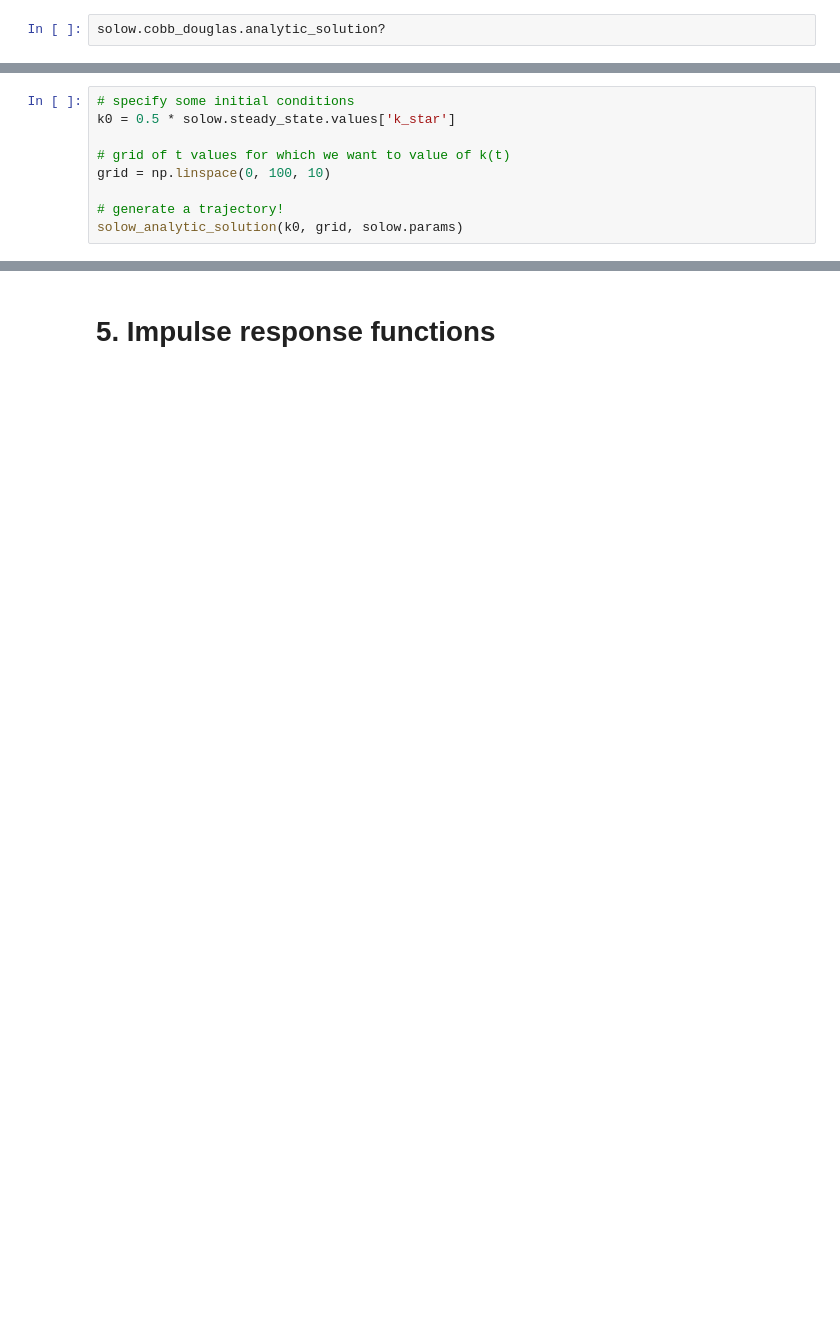
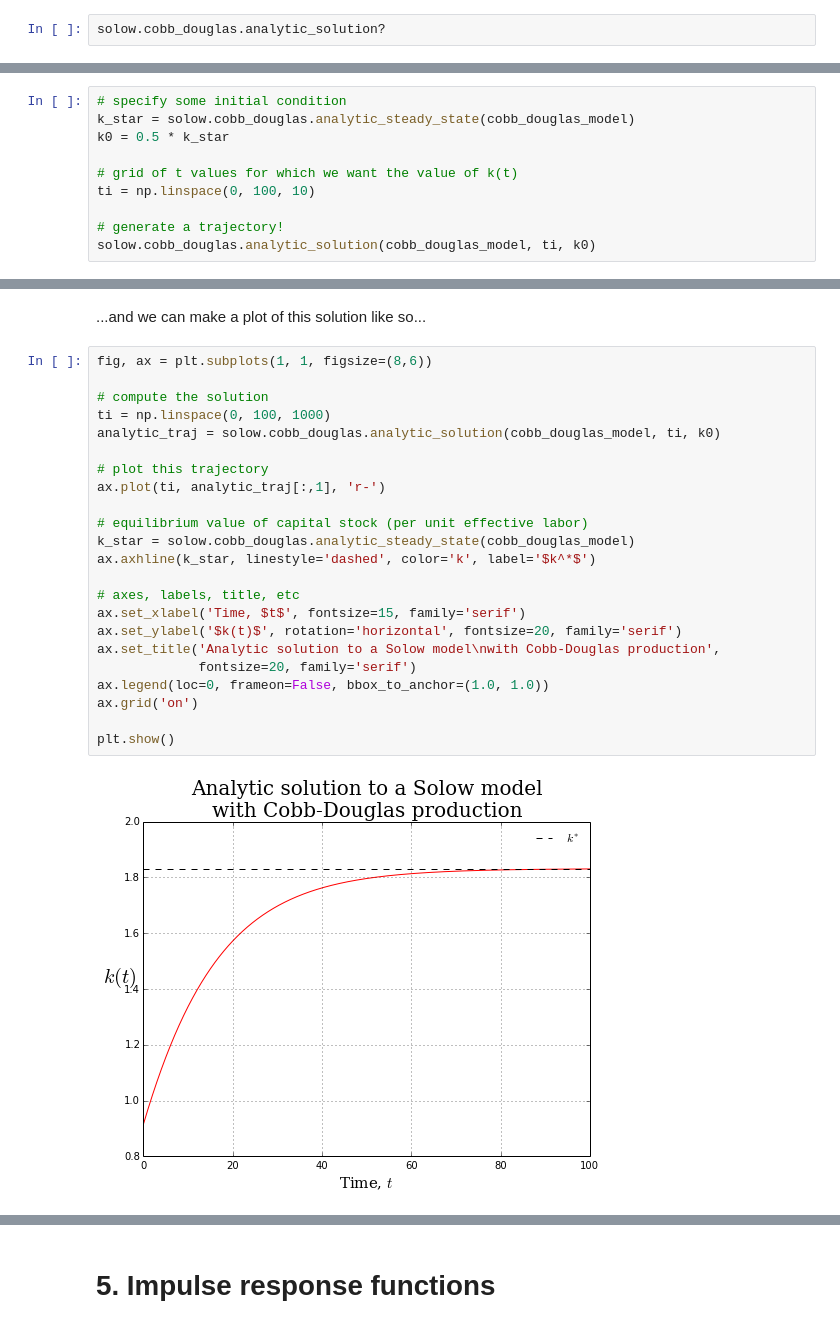
Before and after one commit to QuantEcon/QuantEcon.py, a Jupyter notebook: examples/solow_model.ipynb, the cells around one changed output, grey strips where cells are left out. Cells and saved outputs as stored; diff of their text form; blank space fills up the shorter version.

```diff
--- a/examples/solow_model.ipynb
+++ b/examples/solow_model.ipynb
@@ -352,10 +368,11 @@ We can generate an analytic trajectory for our Solow model like so...
 # %%
-# specify some initial conditions
-k0 = 0.5 * solow.steady_state.values['k_star']
+# specify some initial condition
+k_star = solow.cobb_douglas.analytic_steady_state(cobb_douglas_model)
+k0 = 0.5 * k_star
 
-# grid of t values for which we want to value of k(t)
-grid = np.linspace(0, 100, 10)
+# grid of t values for which we want the value of k(t)
+ti = np.linspace(0, 100, 10)
 
 # generate a trajectory!
-solow_analytic_solution(k0, grid, solow.params)
+solow.cobb_douglas.analytic_solution(cobb_douglas_model, ti, k0)
 # %% [output]
@@ -371,0 +389,27 @@ array([[   0.        ,    5.34659456],
+# %% [markdown]
+...and we can make a plot of this solution like so...
+# %%
+fig, ax = plt.subplots(1, 1, figsize=(8,6))
+
+# compute the solution
+ti = np.linspace(0, 100, 1000)
+analytic_traj = solow.cobb_douglas.analytic_solution(cobb_douglas_model, ti, k0)
+
+# plot this trajectory
+ax.plot(ti, analytic_traj[:,1], 'r-')
+
+# equilibrium value of capital stock (per unit effective labor)
+k_star = solow.cobb_douglas.analytic_steady_state(cobb_douglas_model)
+ax.axhline(k_star, linestyle='dashed', color='k', label='$k^*$')
+
+# axes, labels, title, etc
+ax.set_xlabel('Time, $t$', fontsize=15, family='serif')
+ax.set_ylabel('$k(t)$', rotation='horizontal', fontsize=20, family='serif')
+ax.set_title('Analytic solution to a Solow model\nwith Cobb-Douglas production',
+             fontsize=20, family='serif')
+ax.legend(loc=0, frameon=False, bbox_to_anchor=(1.0, 1.0))
+ax.grid('on')
+
+plt.show()
+# %% [output]
+[figure, added]
```
Also changed, not shown: parts of 69 cells of this notebook, 1 other file.
